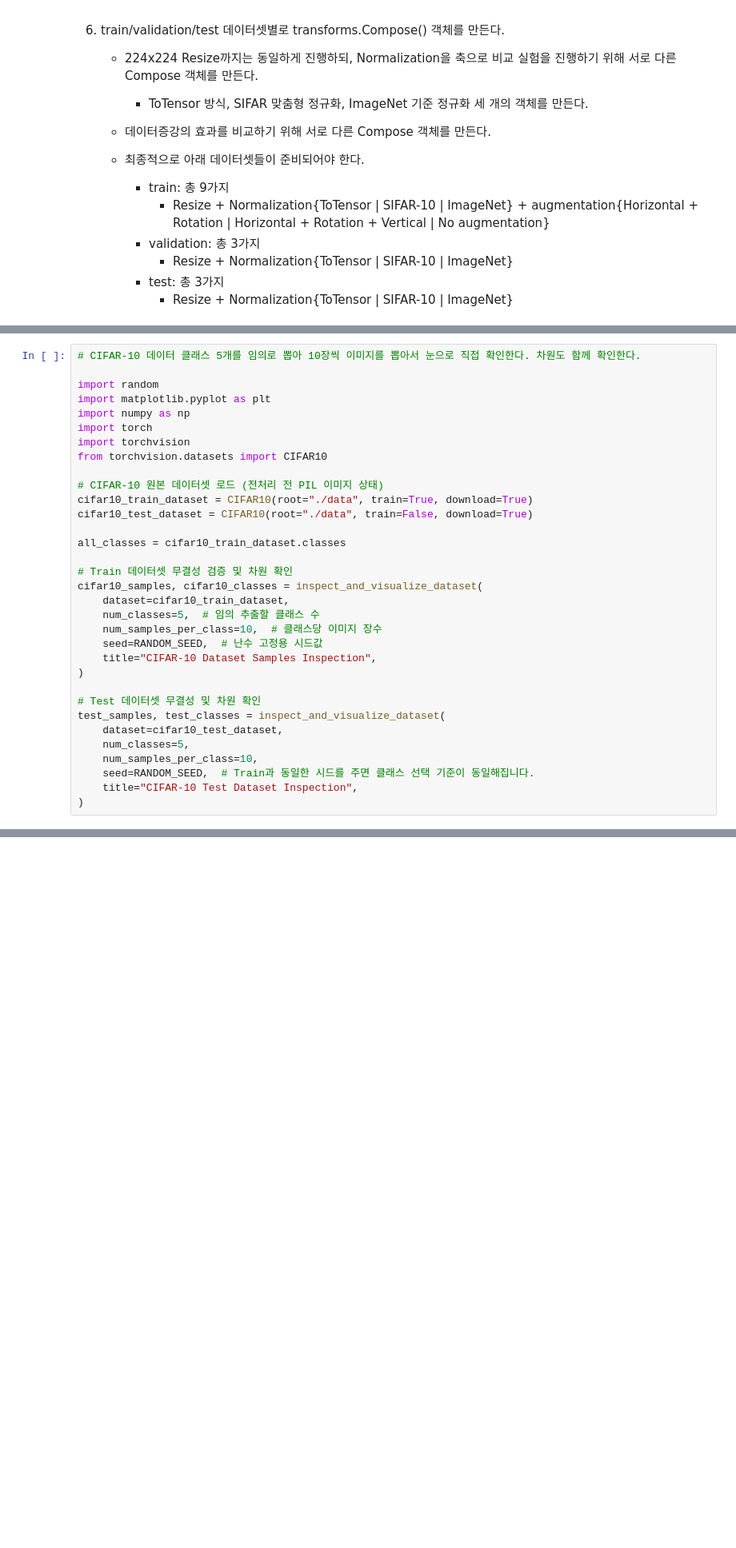
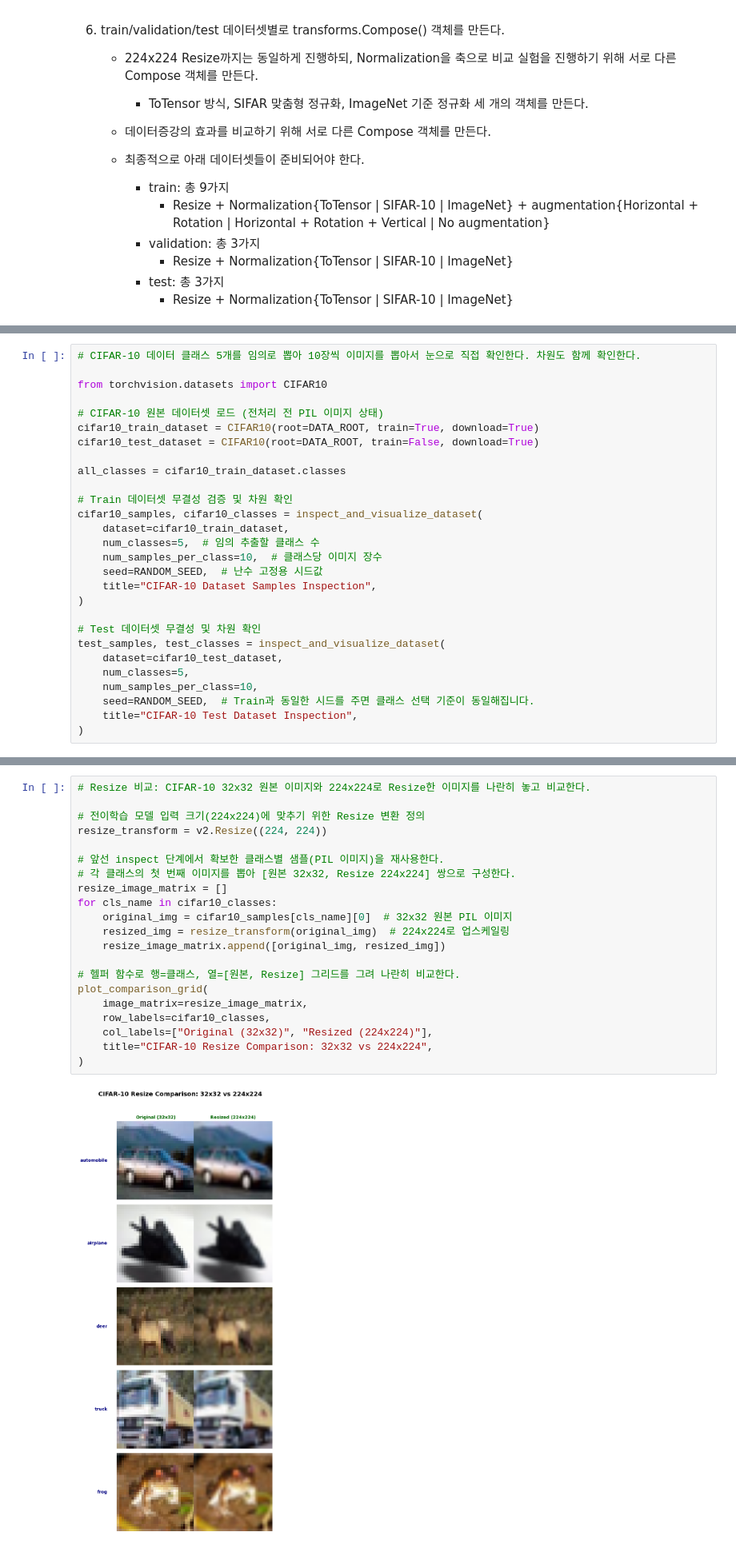
Before and after one commit to raewoo0908/codeit, a Jupyter notebook: course/part2/computer_vision/workbook/07_modeling_CIFAR10_practice.ipynb, the cells around one changed output, grey strips where cells are left out. Shown at 80% size. Drawn from its saved outputs; the diff is of its cells as text; blank space fills up the shorter version.

Commit message:
1505 cifar-10 스터디 베이스라인 모델 훈련 코드 v1

```diff
--- a/course/part2/computer_vision/workbook/07_modeling_CIFAR10_practice.ipynb
+++ b/course/part2/computer_vision/workbook/07_modeling_CIFAR10_practice.ipynb
@@ -338,16 +373,11 @@ def plot_comparison_grid(
 # %%
 # CIFAR-10 데이터 클래스 5개를 임의로 뽑아 10장씩 이미지를 뽑아서 눈으로 직접 확인한다. 차원도 함께 확인한다.
 
-import random
-import matplotlib.pyplot as plt
-import numpy as np
-import torch
-import torchvision
 from torchvision.datasets import CIFAR10
 
 # CIFAR-10 원본 데이터셋 로드 (전처리 전 PIL 이미지 상태)
-cifar10_train_dataset = CIFAR10(root="./data", train=True, download=True)
-cifar10_test_dataset = CIFAR10(root="./data", train=False, download=True)
+cifar10_train_dataset = CIFAR10(root=DATA_ROOT, train=True, download=True)
+cifar10_test_dataset = CIFAR10(root=DATA_ROOT, train=False, download=True)
 
 all_classes = cifar10_train_dataset.classes
 
@@ -415,0 +438,23 @@ test_samples, test_classes = inspect_and_visualize_dataset(
+# %%
+# Resize 비교: CIFAR-10 32x32 원본 이미지와 224x224로 Resize한 이미지를 나란히 놓고 비교한다.
+
+# 전이학습 모델 입력 크기(224x224)에 맞추기 위한 Resize 변환 정의
+resize_transform = v2.Resize((224, 224))
+
+# 앞선 inspect 단계에서 확보한 클래스별 샘플(PIL 이미지)을 재사용한다.
+# 각 클래스의 첫 번째 이미지를 뽑아 [원본 32x32, Resize 224x224] 쌍으로 구성한다.
+resize_image_matrix = []
+for cls_name in cifar10_classes:
+    original_img = cifar10_samples[cls_name][0]  # 32x32 원본 PIL 이미지
+    resized_img = resize_transform(original_img)  # 224x224로 업스케일링
+    resize_image_matrix.append([original_img, resized_img])
+
+# 헬퍼 함수로 행=클래스, 열=[원본, Resize] 그리드를 그려 나란히 비교한다.
+plot_comparison_grid(
+    image_matrix=resize_image_matrix,
+    row_labels=cifar10_classes,
+    col_labels=["Original (32x32)", "Resized (224x224)"],
+    title="CIFAR-10 Resize Comparison: 32x32 vs 224x224",
+)
+# %% [output]
+[figure, added]
```
Also changed, not shown: parts of 17 cells of this notebook.
